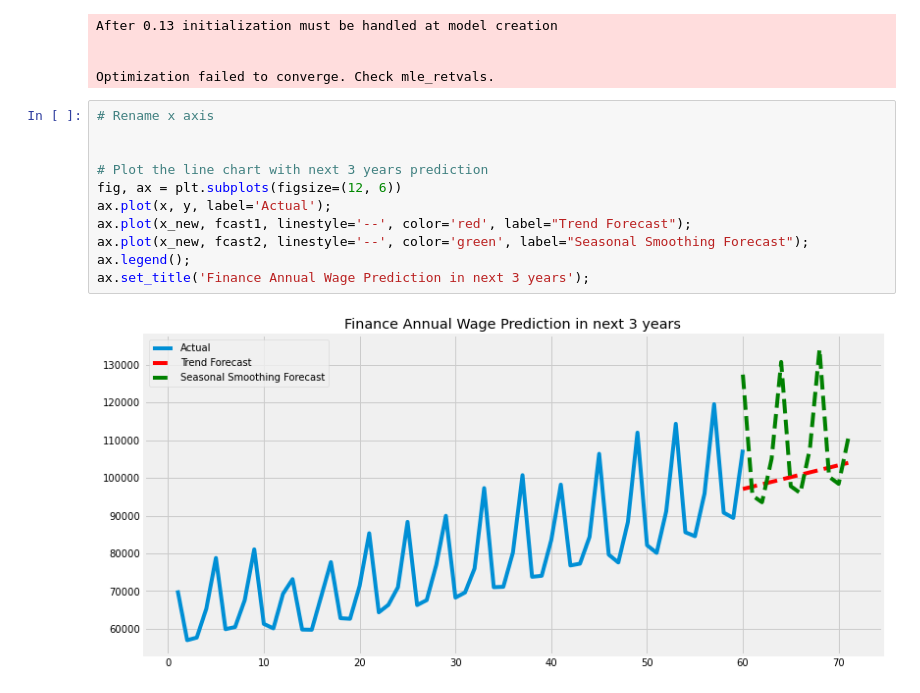
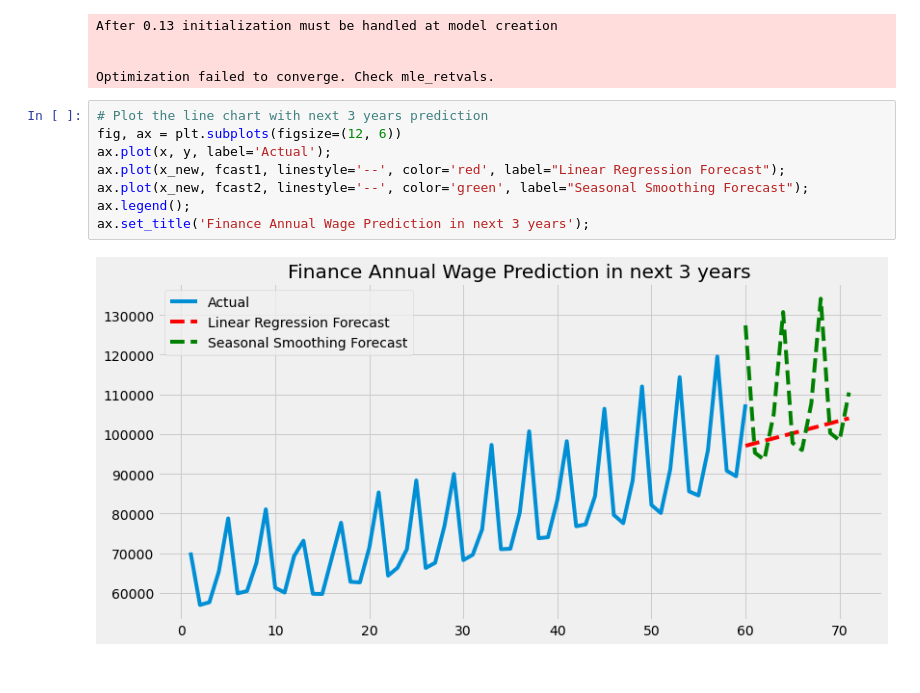
Before and after one commit to JuneB2021/Project1, a Jupyter notebook: Analytics File/unemployment_jb.ipynb, the cells around one changed output. Saved outputs shown, nothing was run; the diff lists cells and outputs as text.

```diff
--- a/Analytics File/unemployment_jb.ipynb
+++ b/Analytics File/unemployment_jb.ipynb
@@ -390,15 +391,12 @@ After 0.13 initialization must be handled at model creation
 
 Optimization failed to converge. Check mle_retvals.
 # %%
-# Rename x axis
-
-
 # Plot the line chart with next 3 years prediction
 fig, ax = plt.subplots(figsize=(12, 6))
 ax.plot(x, y, label='Actual');
-ax.plot(x_new, fcast1, linestyle='--', color='red', label="Trend Forecast");
+ax.plot(x_new, fcast1, linestyle='--', color='red', label="Linear Regression Forecast");
 ax.plot(x_new, fcast2, linestyle='--', color='green', label="Seasonal Smoothing Forecast");
 ax.legend();
 ax.set_title('Finance Annual Wage Prediction in next 3 years');
 # %% [output]
-[figure, old version]
+[figure, new version]
```
Also changed, not shown: parts of 3 cells of this notebook.
